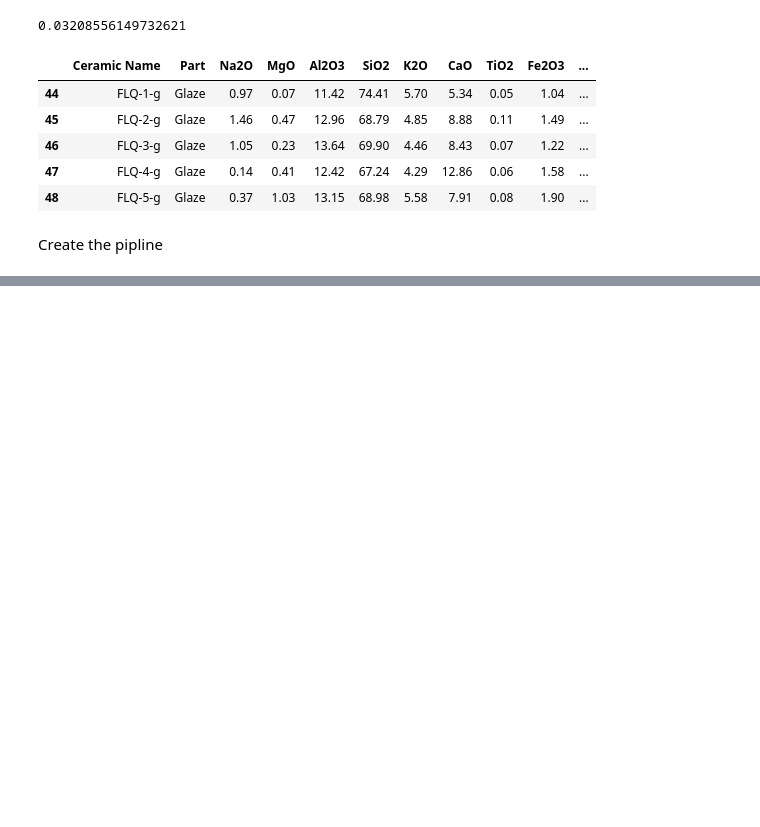
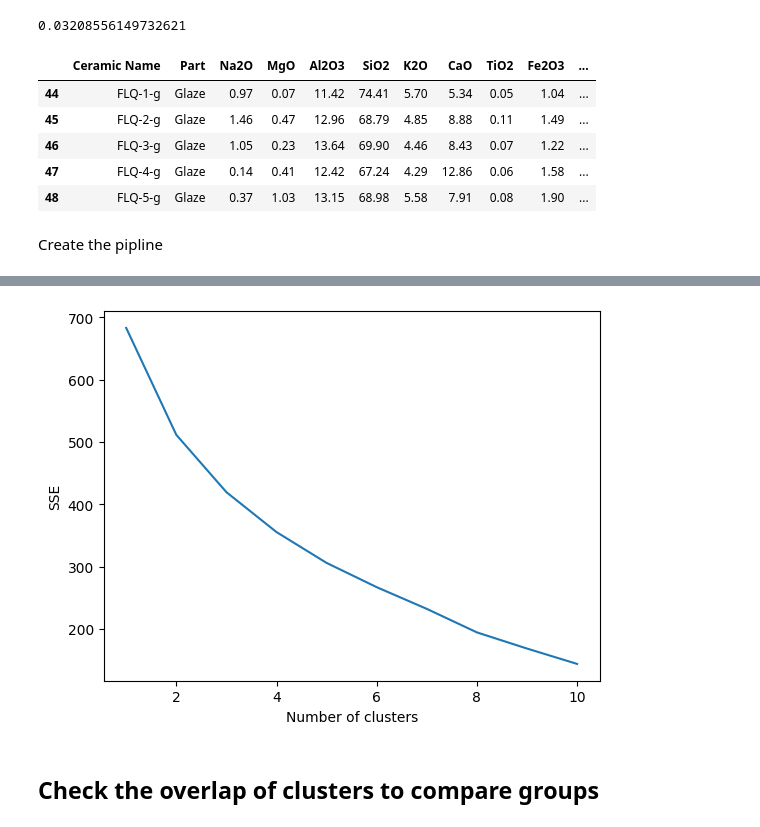
Before and after one commit to Benedictgr97/Chemical-comp-of-ceramic-clustering, a Jupyter notebook: Ceramic_clustering.ipynb, the cells around one changed output, grey strips where cells are left out. Saved outputs shown, nothing was run; the diff lists cells and outputs as text; code cells hidden in the pictures; blank space fills up the shorter version.

```diff
--- a/Ceramic_clustering.ipynb
+++ b/Ceramic_clustering.ipynb
@@ -198,7 +198,7 @@ class AnomStandard():
         return X
 
 
-def cluster_no_indentification(df, n_bootstrap=100):
+def cluster_no_indentification(df, n_bootstrap=50):
     df_val = df[df.select_dtypes(include=['int64', 'float64']).columns]
 
     pipeline = Pipeline([
@@ -239,0 +243,7 @@ cluster_no_indentification(ceramic_glaze_df)
+# %%
+# We see a simlar number of clusters but this may be 3 or 4
+cluster_no_indentification(ceramic_body_df)
+# %% [output]
+[figure, added]
+# %% [markdown]
+## Check the overlap of clusters to compare groups
```
Also changed, not shown: parts of 6 cells of this notebook.
